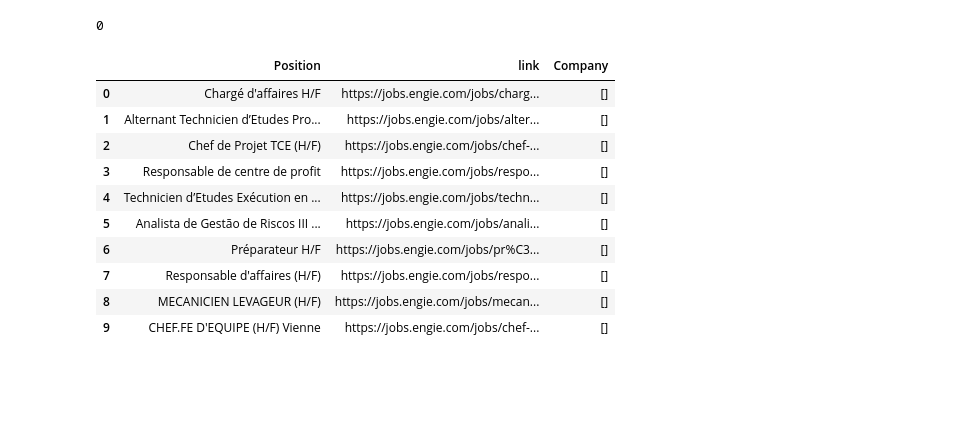
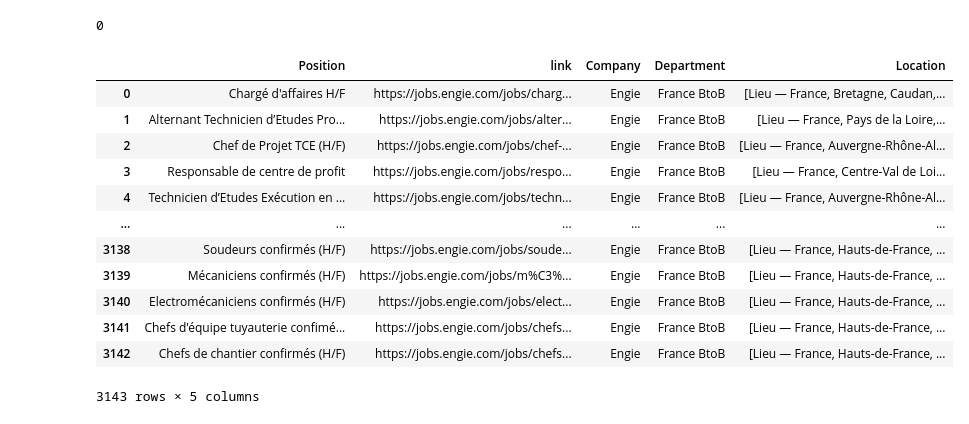
Before and after one commit to Myoxsis/Job-Recommender-System, a Jupyter notebook: first big scrap.ipynb, the cells around one changed output. Cells and saved outputs as stored; diff of their text form; code cells hidden in the pictures; blank space fills up the shorter version.

```diff
--- a/first big scrap.ipynb
+++ b/first big scrap.ipynb
@@ -332,38 +332,45 @@ soup = BeautifulSoup(browser.page_source,'lxml')
 # %%
 engie_db = []
 
-for x in soup.find_all('div', class_='jlr_right_hldr'):
-    row_scrap = []
-    job_title = x.find('p').text.replace('\n', '').strip()
-    job_link = x.find('a')['href']
-    company = "Framatome"
-    #departement = 'N/A'
-    details = []
-    for v in x.find('p', attrs={'class' : 'jlr_cat_loc'}).find_all('li'):
-        item = v.text
-        details.append(item)
+i = 1
+while i <= 315:
+    browser.get(f'https://jobs.engie.com/jobs/search/76073636/page{i}')
+    soup = BeautifulSoup(browser.page_source,'lxml')
+    for x in soup.find_all('div', class_='jlr_right_hldr'):
+        row_scrap = []
+        job_title = x.find('p').text.replace('\n', '').strip()
+        job_link = x.find('a')['href']
+        company = "Engie"
+        departement = x.find('p', attrs={'class' : 'jlr_company'}).text.replace('\n', '').strip()
+        details = []
+        for v in x.find_all('p', attrs={'class' : 'jlr_cat_loc'}):
+            item = v.text.replace('\t', '').replace('\n', '')
+            details.append(item)
 
-    row_scrap.append(job_title)
-    row_scrap.append(job_link)
-    #row_scrap.append(company)
-    #row_scrap.append(departement)
-    row_scrap.append(details)
+        row_scrap.append(job_title)
+        row_scrap.append(job_link)
+        row_scrap.append(company)
+        row_scrap.append(departement)
+        row_scrap.append(details)
 
-    engie_db.append(row_scrap)
+        engie_db.append(row_scrap)
+    i = i + 1
 
 
 engie_db = pd.DataFrame(engie_db)
 engie_db = engie_db.rename(columns={0 : "Position", 1 : "link", 2 : "Company", 3 : "Department", 4 : "Location"}) #
 engie_db
 # %% [output]
-|  | Position | link | Company |
-| 0 | Chargé d'affaires H/F | https://jobs.engie.com/jobs/charg... | [] |
-| 1 | Alternant Technicien d’Etudes Pro... | https://jobs.engie.com/jobs/alter... | [] |
-| 2 | Chef de Projet TCE (H/F) | https://jobs.engie.com/jobs/chef-... | [] |
-| 3 | Responsable de centre de profit | https://jobs.engie.com/jobs/respo... | [] |
-| 4 | Technicien d’Etudes Exécution en ... | https://jobs.engie.com/jobs/techn... | [] |
-| 5 | Analista de Gestão de Riscos III ... | https://jobs.engie.com/jobs/anali... | [] |
-| 6 | Préparateur H/F | https://jobs.engie.com/jobs/pr%C3... | [] |
-| 7 | Responsable d'affaires (H/F) | https://jobs.engie.com/jobs/respo... | [] |
-| 8 | MECANICIEN LEVAGEUR (H/F) | https://jobs.engie.com/jobs/mecan... | [] |
-| 9 | CHEF.FE D'EQUIPE (H/F) Vienne | https://jobs.engie.com/jobs/chef-... | [] |
+|  | Position | link | Company | Department | Location |
+| 0 | Chargé d'affaires H/F | https://jobs.engie.com/jobs/charg... | Engie | France BtoB | [Lieu — France, Bretagne, Caudan,... |
+| 1 | Alternant Technicien d’Etudes Pro... | https://jobs.engie.com/jobs/alter... | Engie | France BtoB | [Lieu — France, Pays de la Loire,... |
+| 2 | Chef de Projet TCE (H/F) | https://jobs.engie.com/jobs/chef-... | Engie | France BtoB | [Lieu — France, Auvergne-Rhône-Al... |
+| 3 | Responsable de centre de profit | https://jobs.engie.com/jobs/respo... | Engie | France BtoB | [Lieu — France, Centre-Val de Loi... |
+| 4 | Technicien d’Etudes Exécution en ... | https://jobs.engie.com/jobs/techn... | Engie | France BtoB | [Lieu — France, Auvergne-Rhône-Al... |
+| ... | ... | ... | ... | ... | ... |
+| 3138 | Soudeurs confirmés (H/F) | https://jobs.engie.com/jobs/soude... | Engie | France BtoB | [Lieu — France, Hauts-de-France, ... |
+| 3139 | Mécaniciens confirmés (H/F) | https://jobs.engie.com/jobs/m%C3%... | Engie | France BtoB | [Lieu — France, Hauts-de-France, ... |
+| 3140 | Electromécaniciens confirmés (H/F) | https://jobs.engie.com/jobs/elect... | Engie | France BtoB | [Lieu — France, Hauts-de-France, ... |
+| 3141 | Chefs d'équipe tuyauterie confimé... | https://jobs.engie.com/jobs/chefs... | Engie | France BtoB | [Lieu — France, Hauts-de-France, ... |
+| 3142 | Chefs de chantier confirmés (H/F) | https://jobs.engie.com/jobs/chefs... | Engie | France BtoB | [Lieu — France, Hauts-de-France, ... |
+3143 rows × 5 columns
```
Also changed, not shown: parts of 4 cells of this notebook.
